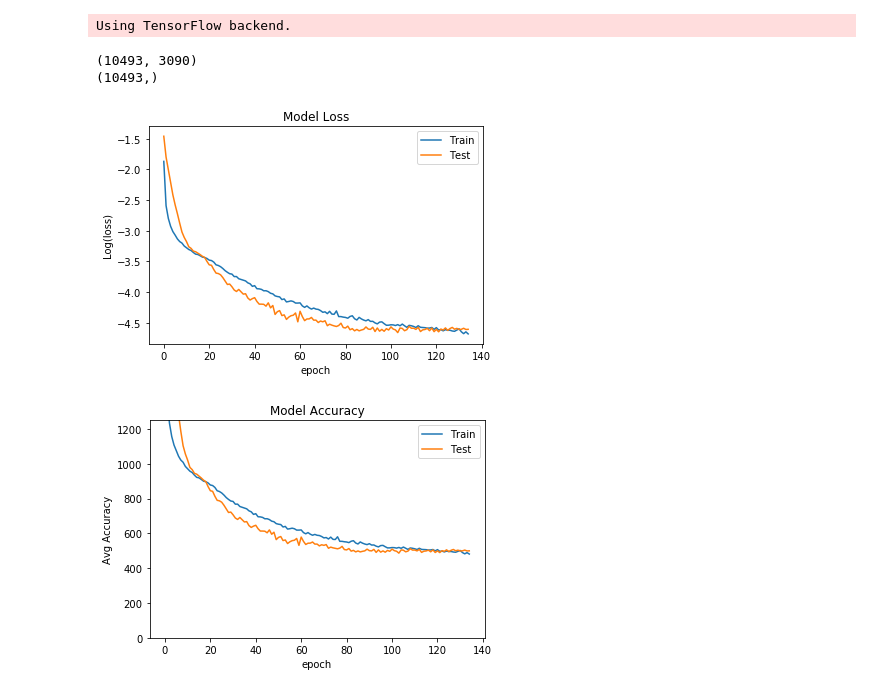
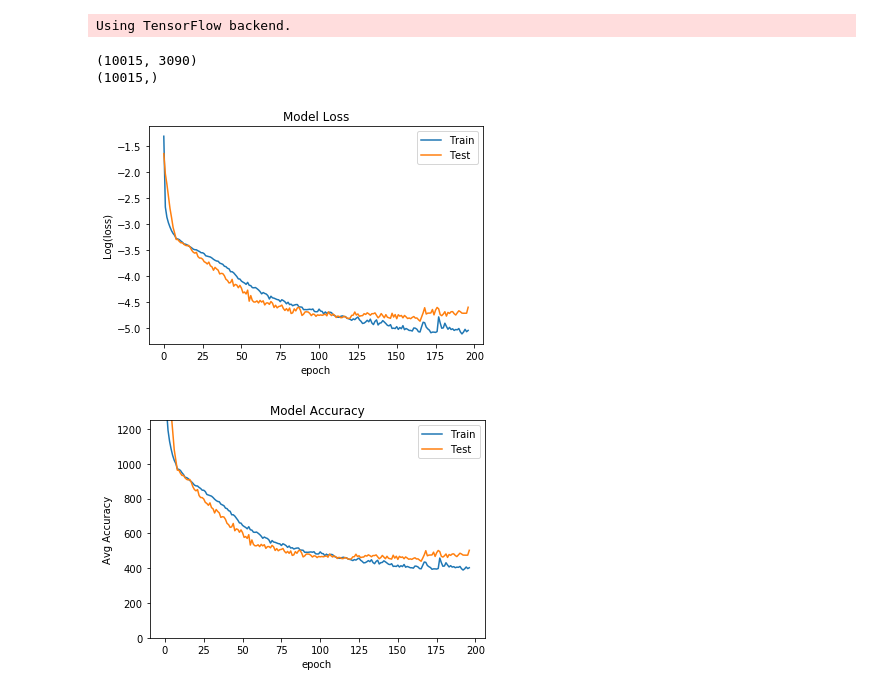
Before and after one commit to sshh12/OverwatchML, a Jupyter notebook: OverwatchPredictSR.ipynb, the cells around one changed output. Saved outputs shown, nothing was run; the diff lists cells and outputs as text; code cells hidden in the pictures.

```diff
--- a/OverwatchPredictSR.ipynb
+++ b/OverwatchPredictSR.ipynb
@@ -66,7 +66,7 @@ def load_data(get_vector):
 
             playtime = player.json['us']['stats']['competitive']['game_stats']['time_played']
 
-            if playtime > 10:
+            if playtime > 20:
 
                 unscaled_X.append(get_vector(player, 'us'))
                 unscaled_y.append(rank)
@@ -134,23 +134,27 @@ def get_model3():
 
     model = Sequential()
 
-    model.add(Dense(14, input_dim=len(hero_stats), kernel_initializer='normal', activation='relu'))
+    model.add(Dense(24, input_dim=len(hero_stats), kernel_initializer='normal', activation='relu'))
     model.add(BatchNormalization())
     model.add(Dropout(0.5))
 
-    model.add(Dense(14, kernel_initializer='normal', activation='relu'))
+    model.add(Dense(24, kernel_initializer='normal', activation='relu'))
     model.add(BatchNormalization())
     model.add(Dropout(0.5))
 
-    model.add(Dense(14, kernel_initializer='normal', activation='relu'))
+    model.add(Dense(24, kernel_initializer='normal', activation='relu'))
     model.add(BatchNormalization())
     model.add(Dropout(0.5))
 
-    model.add(Dense(14, kernel_initializer='normal', activation='relu'))
+    model.add(Dense(24, kernel_initializer='normal', activation='relu'))
     model.add(BatchNormalization())
     model.add(Dropout(0.5))
 
-    model.add(Dense(14, kernel_initializer='normal', activation='relu'))
+    model.add(Dense(24, kernel_initializer='normal', activation='relu'))
+    model.add(BatchNormalization())
+    model.add(Dropout(0.5))
+
+    model.add(Dense(24, kernel_initializer='normal', activation='relu'))
 
     model.add(Dense(1))
 
@@ -253,26 +257,27 @@ def view(history):
     plt.ylim([0, 1250])
     plt.legend(['Train', 'Test'], loc='upper right')
     plt.show()
+# %%
+# Run (Load)
+
+get_vector = lambda player, region : get_vector_herostats(player, region)
+
+X, y, scaler_X = scale_data2(*load_data(get_vector))
+# %% [output]
+(10015, 3090)
+(10015,)
 # %%
-# Run
+# Run (Train)
 
-# get_vector = lambda player, region : get_vector_herostats(player, region, stat_keys=general_hero_stats)
-get_vector = lambda player, region : get_vector_herostats(player, region)
-
-X, y, scaler_X = scale_data2(*load_data(get_vector))
-
-# model = get_model4()
 model = get_model3()
 
-history = train_model(model, X, y, epochs=1000, batch_size=512)
+history = train_model(model, X, y, epochs=1500, batch_size=256)
 
 model.save(os.path.join('models', 'overall-sr.h5'))
 joblib.dump(scaler_X, os.path.join('models', 'overall-sr.pkl'))
 
 view(history)
 # %% [output]
-(10493, 3090)
-(10493,)
-[figure, old version]
+[figure, new version]
-[figure, old version]
+[figure, new version]
 # %%
```
Also changed, not shown: parts of 3 cells of this notebook, 3 other files.
